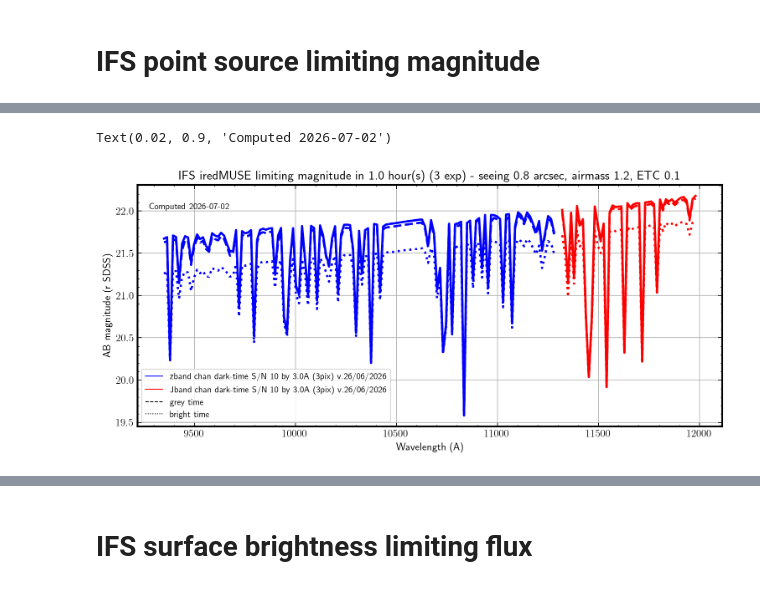
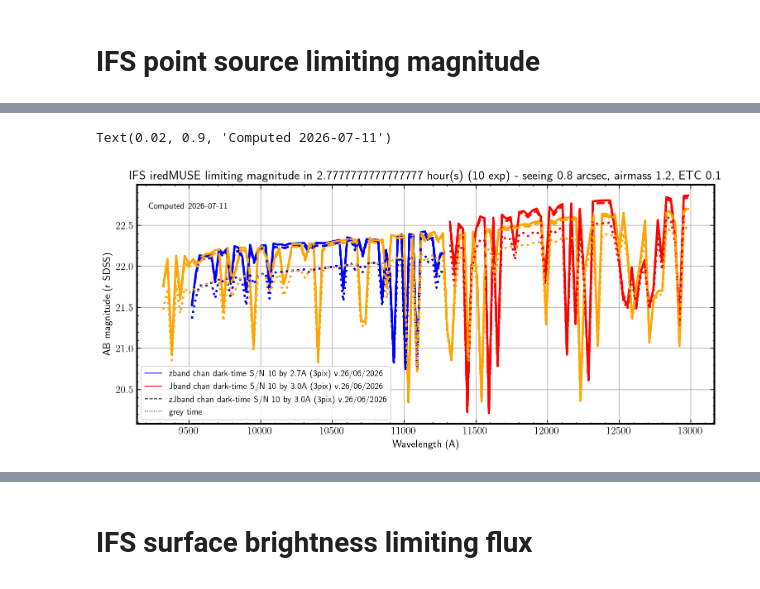
Before and after one commit to nfbouche/pyetc_iredmuse, a Jupyter notebook: notebooks/iredmuse_LimMag.ipynb, the cells around one changed output, grey strips where cells are left out. Saved outputs shown, nothing was run; the diff lists cells and outputs as text; code cells hidden in the pictures.

```diff
--- a/notebooks/iredmuse_LimMag.ipynb
+++ b/notebooks/iredmuse_LimMag.ipynb
@@ -127,0 +144,6 @@ LSF Channel full
+# %%
+for ch in ifs_channels:
+    ins=instru.ifs[ch]
+    l1,l2=ins['wave'].get_range()
+    dl=ins['wave'].get_step()
+    print(" {} ".format(ch),(l2-l1)/dl)
@@ -128,8 +154,9 @@ LSF Channel full
 # %%
 for ch in ifs_channels:
     ins=instru.ifs[ch]
-    wave=ins['instrans'].wave.coord()
+    wave=ins['wave'].coord()
     R=lsf_resolution(wave, ins)
     plt.plot(wave,R,label='R {}'.format(ch))
 plt.legend()
+plt.plot(wave,ins['sky'][0]['abs'].data*3000,label='sky',c='grey')
 # %% [output]
@@ -139,8 +166,8 @@ plt.legend()
 # Input Parameters
 # %%
 common_obs = {
-    "NDIT": 3,
-    "DIT": 1200,
+    "NDIT": 10,
+    "DIT": 1000,
     "PWV": 1,
     "AM": 1.2,
     "SKYCALC": False,
@@ -165,7 +192,7 @@ ifs_obs_psl = {
     "Obj_SED": 'line',
     "SEL_FWHM": 5, #in A
     "COADD_WL": 3,
-    "SNR_REQ" : 5,
+    "SNR_REQ" : 10,
     "COADD_XY": 'best',
 }
 ifs_obs_sb = {
@@ -223,7 +250,7 @@ for fli in [0,0.5,1]:
         print(f"Instrument {full_obs['INS']} Channel {full_obs['CH']} Version {ins['version']}")
         print(f"Limiting magnitude for S/N = {snr} by resolving element in {integ} hour(s) ({full_obs['NDIT']} exp)")
         print(f"Resolving element {dr} A ({full_obs['COADD_WL']} pix) LSF {lsf} A")
-        nwaves = int(((l2-l1)/dr)/5)
+        nwaves = int(((l2-l1)/dr)/10)
         waves = np.linspace(l1+20,l2-20,nwaves)
         lmag = []
         for lbda in tqdm(waves):
@@ -272,33 +299,33 @@ Resolving element 6.0 A (3 pix) LSF 4.0 A
 # %%
 fig,ax = plt.subplots(1,1,figsize=(12,5))
 labs = []
-for d,c in zip(difs[0]['dlim'], ['blue','red']):
+for d,c in zip(difs[0]['dlim'], ['blue', 'red', 'orange']):
     lab = f"{d['chan']} chan dark-time S/N {snr} by {d['dr']:.1f}A ({d['pixspec']}pix) v.{d['version']}"
     labs.append(lab)
     ax.plot(d['waves'], d['lmag'], color=c, ls='-')
-for d,c in zip(difs[1]['dlim'], ['blue','red']):
+for d,c in zip(difs[1]['dlim'], ['blue', 'red', 'orange']):
     ax.plot(d['waves'], d['lmag'], color=c, ls='--')
-for d,c in zip(difs[2]['dlim'], ['blue','red']):
+for d,c in zip(difs[2]['dlim'], ['blue', 'red', 'orange']):
     ax.plot(d['waves'], d['lmag'], color=c, ls=':')
 ax.set_xlabel('Wavelength (A)')
 ax.set_ylabel('AB magnitude (r SDSS)')
 see = 'GLAO' if full_obs['GLAO'] else f"seeing {ob['seeing']} arcsec"
 integ = full_obs['NDIT']*full_obs['DIT']/3600
 ax.set_title(f"IFS {instru.name} limiting magnitude in {integ} hour(s) ({full_obs['NDIT']} exp) - {see}, airmass {full_obs['AM']}, ETC {__version__}");
 ax.grid()
 custom_lines = [Line2D([0], [0], color='blue', lw=1),
                 Line2D([0], [0], color='red', lw=1),
                 Line2D([0], [0], color='black', ls='--', lw=1),
                 Line2D([0], [0], color='black', ls=':', lw=1),
                ]
 labs.append(f"grey time")
 labs.append(f"bright time")
 ax.legend(custom_lines, labs, fontsize=10)
 today = datetime.now().strftime("%Y-%m-%d")
 ax.text(0.02, 0.90, f"Computed {today}", transform=ax.transAxes, size=10)
 # %% [output]
-Text(0.02, 0.9, 'Computed 2026-07-02')
+Text(0.02, 0.9, 'Computed 2026-07-11')
-[figure, old version]
+[figure, new version]
 # %%
 today = datetime.now().strftime("%Y-%m-%d")
 outfig = os.path.join(file_dir,f"{today}_{instru.name}_IFS_limiting_mag.jpg")
```
Also changed, not shown: parts of 17 cells of this notebook.
